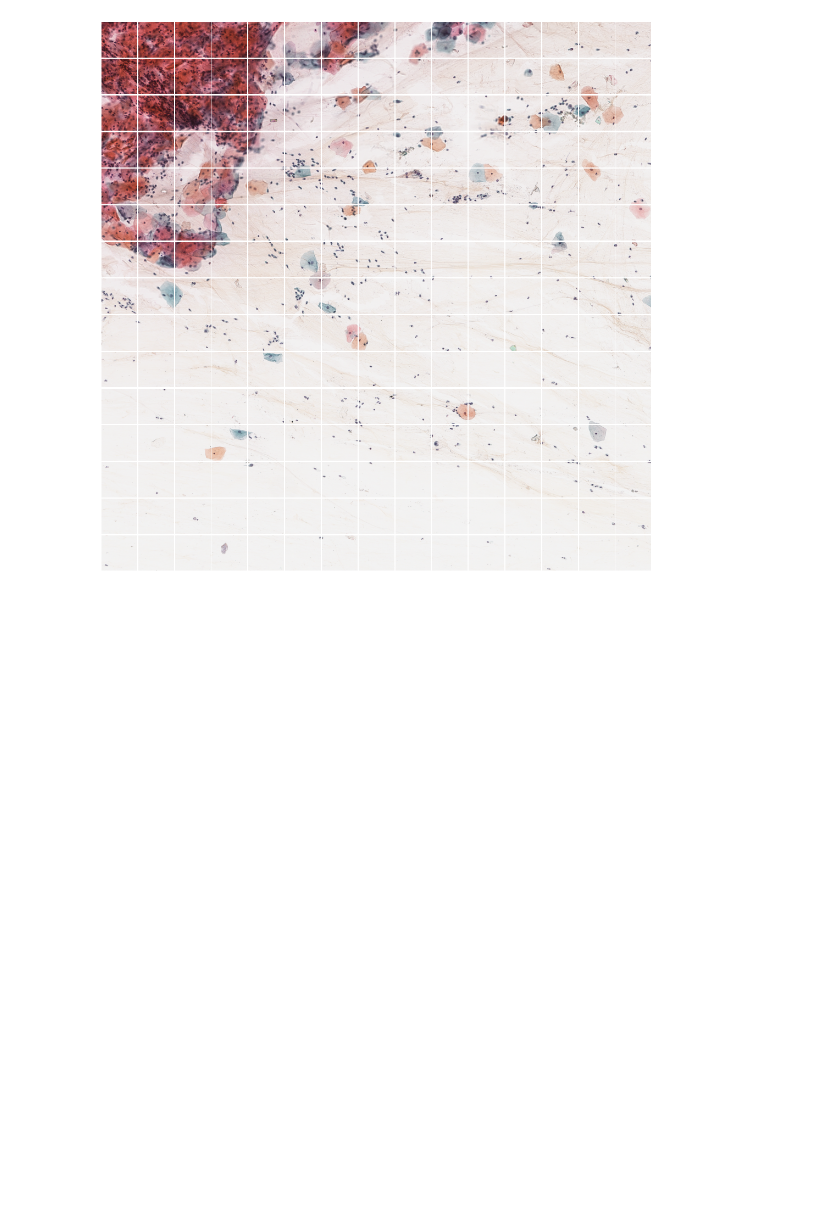
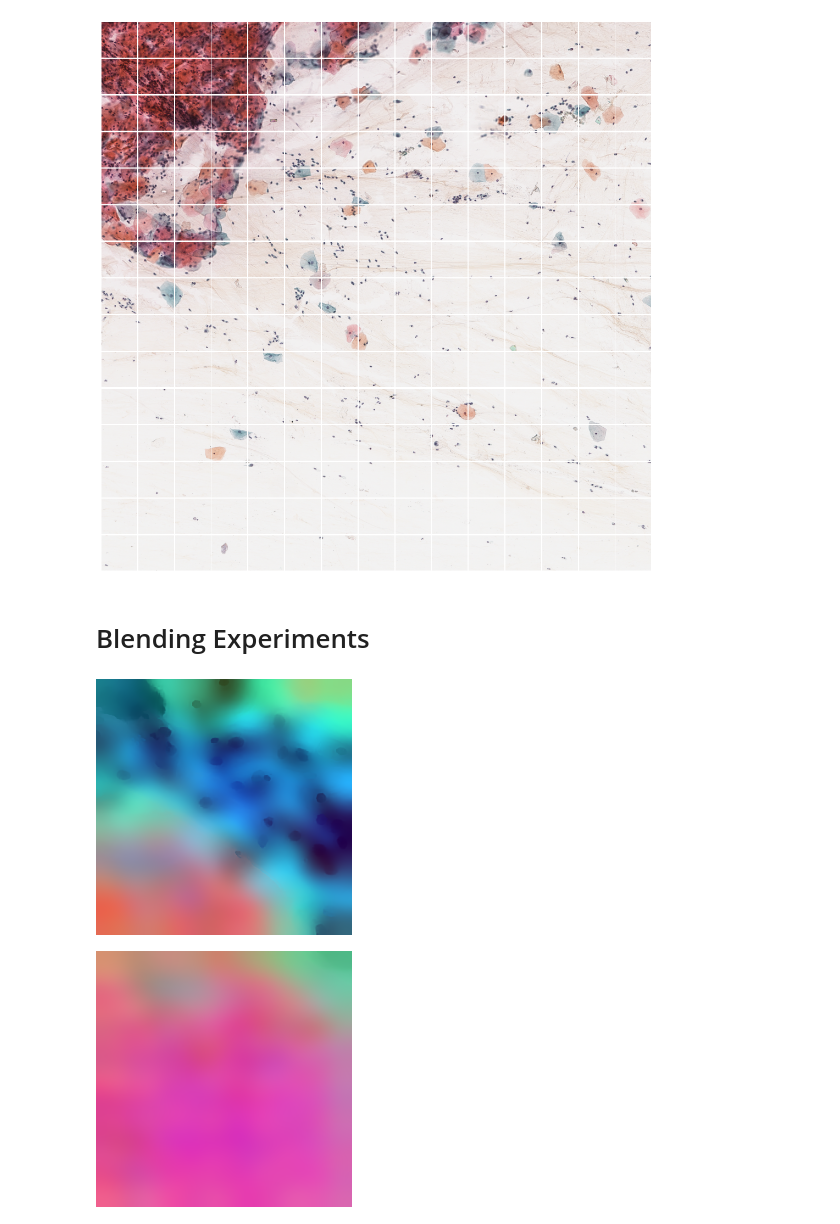
Before and after one commit to thingumajig/feature-map-experiments, a Jupyter notebook: notebooks/patchify.ipynb, the cells around one changed output. Drawn from its saved outputs; the diff is of its cells as text; code cells hidden in the pictures; blank space fills up the shorter version.

```diff
--- a/notebooks/patchify.ipynb
+++ b/notebooks/patchify.ipynb
@@ -187,3 +187,13 @@ from fmc.plot_utils import display_image_grid
 display_image_grid(flat_p, p_mat_shape)
 # %% [output]
 [figure]
+# %% [markdown]
+# Blending Experiments
+# %%
+img1 = Image.open('/root/feature-map-experiments/.indexes/C-17-036-2021-07-15_215134__ndpi/pca/4480_6720.png')
+img1.show()
+img2 = Image.open('/root/feature-map-experiments/.indexes/C-17-036-2021-07-15_215134__ndpi/pca/4480_6944.png')
+img2.show()
+# %% [output]
+[figure, added]
+[figure, added]
```
Also changed, not shown: parts of 6 cells of this notebook, 2 other files.
